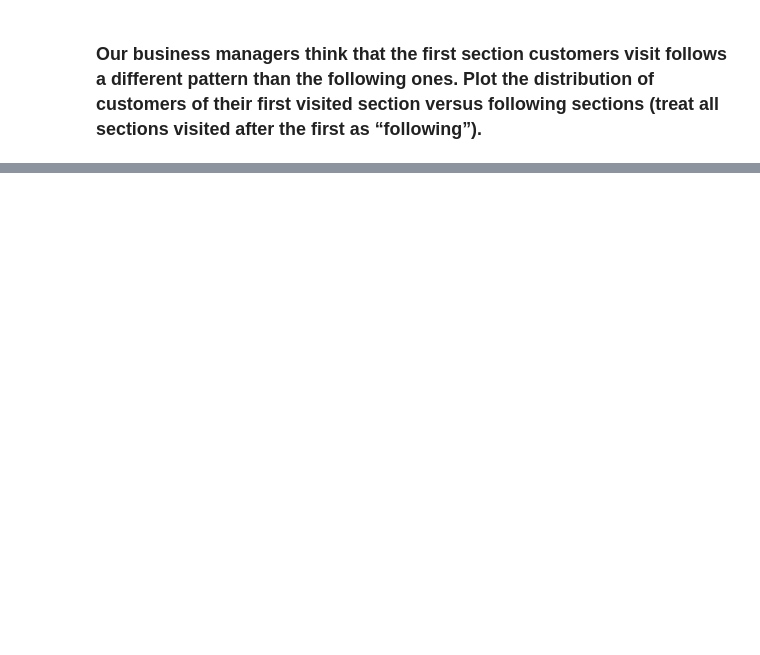
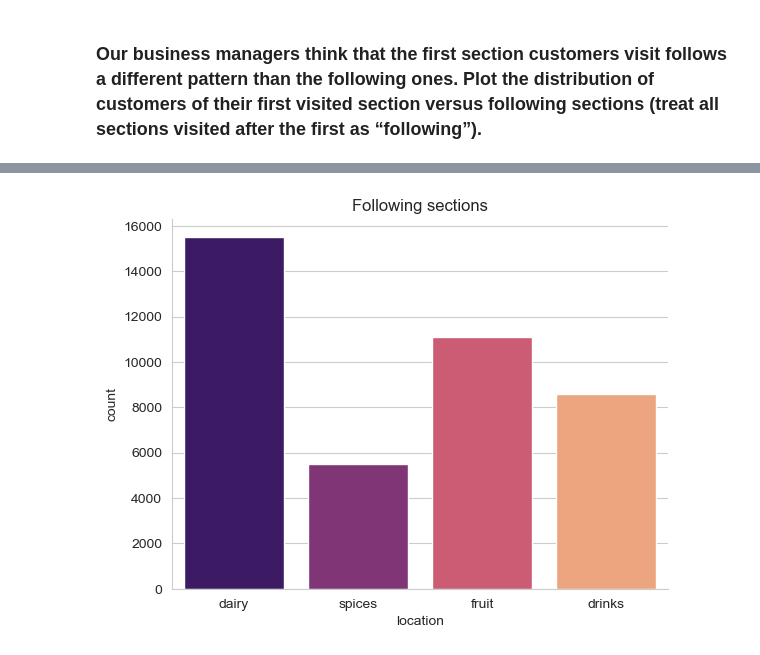
Before and after one commit to yotkadata/simulation_project, a Jupyter notebook: data_analysis.ipynb, the cells around one changed output, grey strips where cells are left out. Cells and saved outputs as stored; diff of their text form; code cells hidden in the pictures; blank space fills up the shorter version.

```diff
--- a/data_analysis.ipynb
+++ b/data_analysis.ipynb
@@ -30,0 +200,12 @@ df_plot
+# %%
+sns.countplot(
+    x="location",
+    data=following_sections,
+    palette="magma",
+    order=["dairy", "spices", "fruit", "drinks"],
+)
+plt.title("Following sections")
+sns.despine()
+plt.show()
+# %% [output]
+[figure, added]
```
Also changed, not shown: parts of 17 cells of this notebook.
